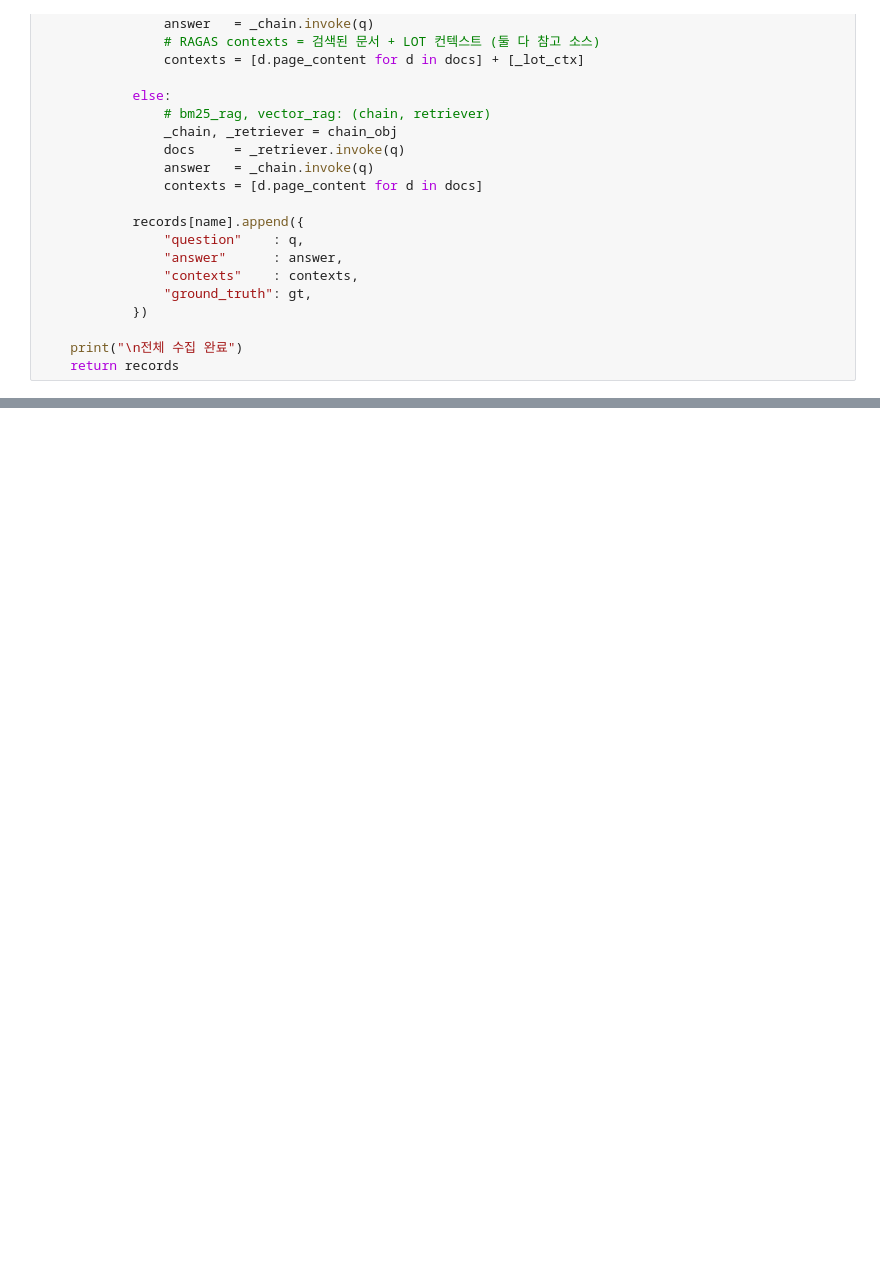
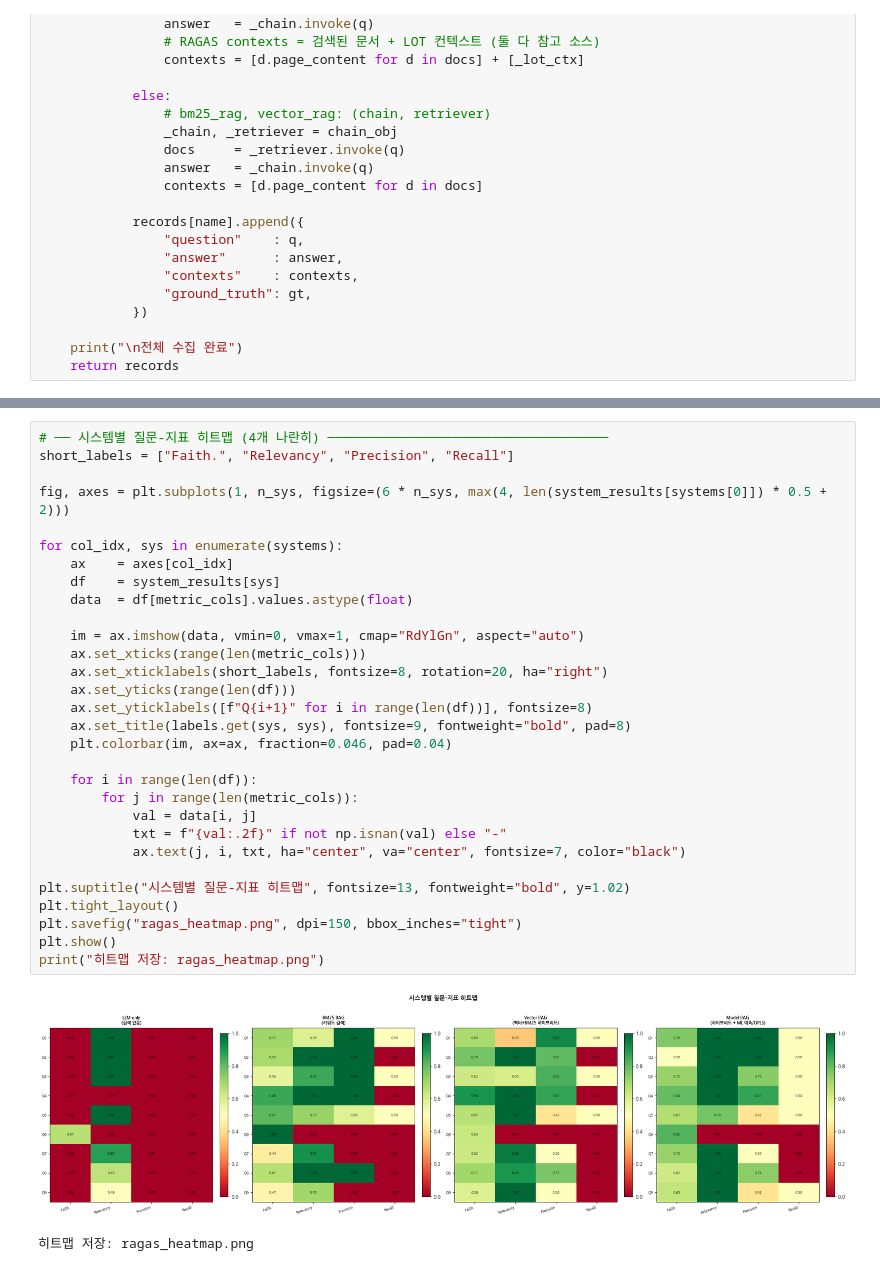
Before and after one commit to heyitsmialee/PRAGma, a Jupyter notebook: notebooks/rag_evaluation.ipynb, the cells around one changed output, grey strips where cells are left out. Drawn from its saved outputs; the diff is of its cells as text; blank space fills up the shorter version.

```diff
--- a/notebooks/rag_evaluation.ipynb
+++ b/notebooks/rag_evaluation.ipynb
@@ -1017,0 +1156,33 @@ print("결과 이미지 저장: ragas_evaluation_result.png")
+# %%
+# ── 시스템별 질문-지표 히트맵 (4개 나란히) ────────────────────────────────────
+short_labels = ["Faith.", "Relevancy", "Precision", "Recall"]
+
+fig, axes = plt.subplots(1, n_sys, figsize=(6 * n_sys, max(4, len(system_results[systems[0]]) * 0.5 + 2)))
+
+for col_idx, sys in enumerate(systems):
+    ax    = axes[col_idx]
+    df    = system_results[sys]
+    data  = df[metric_cols].values.astype(float)
+
+    im = ax.imshow(data, vmin=0, vmax=1, cmap="RdYlGn", aspect="auto")
+    ax.set_xticks(range(len(metric_cols)))
+    ax.set_xticklabels(short_labels, fontsize=8, rotation=20, ha="right")
+    ax.set_yticks(range(len(df)))
+    ax.set_yticklabels([f"Q{i+1}" for i in range(len(df))], fontsize=8)
+    ax.set_title(labels.get(sys, sys), fontsize=9, fontweight="bold", pad=8)
+    plt.colorbar(im, ax=ax, fraction=0.046, pad=0.04)
+
+    for i in range(len(df)):
+        for j in range(len(metric_cols)):
+            val = data[i, j]
+            txt = f"{val:.2f}" if not np.isnan(val) else "-"
+            ax.text(j, i, txt, ha="center", va="center", fontsize=7, color="black")
+
+plt.suptitle("시스템별 질문-지표 히트맵", fontsize=13, fontweight="bold", y=1.02)
+plt.tight_layout()
+plt.savefig("ragas_heatmap.png", dpi=150, bbox_inches="tight")
+plt.show()
+print("히트맵 저장: ragas_heatmap.png")
+# %% [output]
+[figure, added]
+히트맵 저장: ragas_heatmap.png
```
Also changed, not shown: parts of 14 cells of this notebook.
